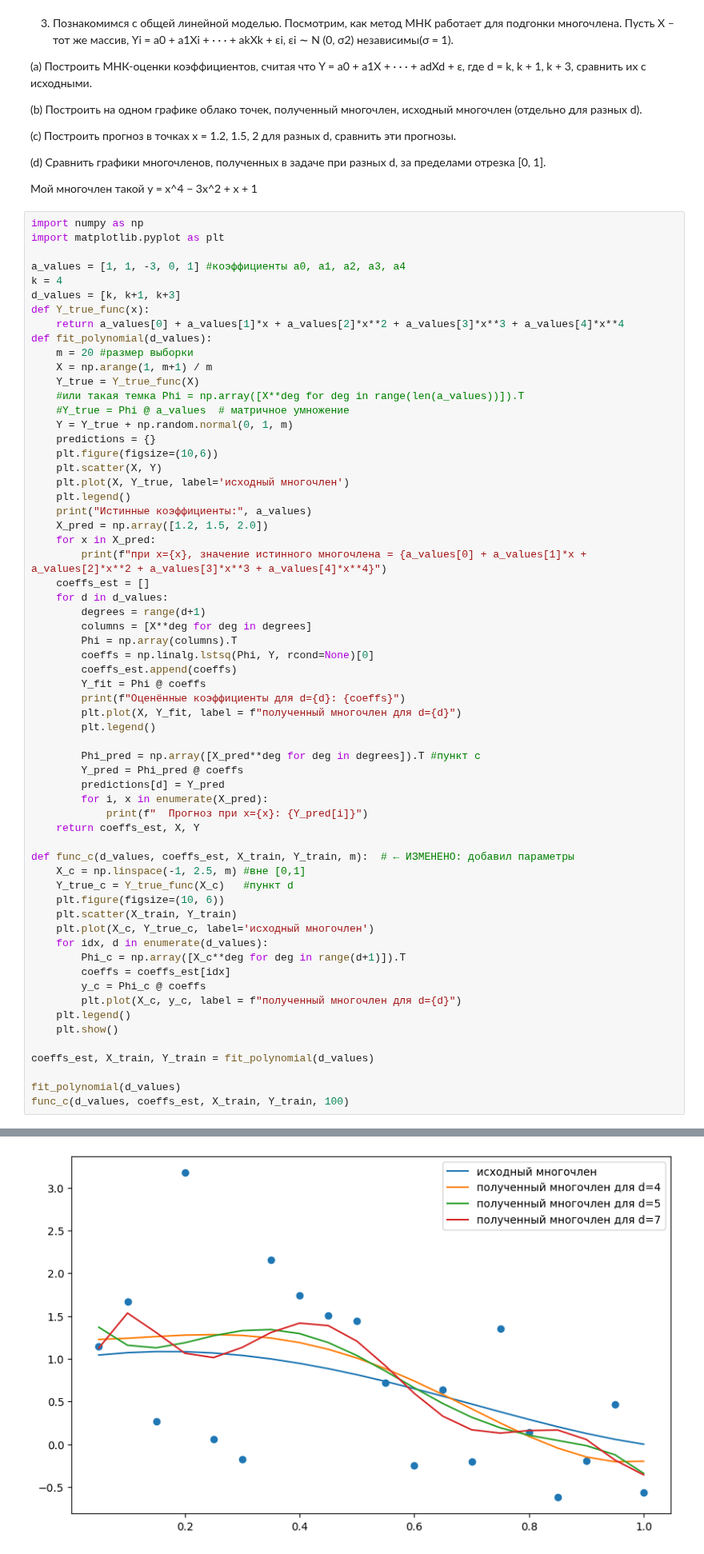
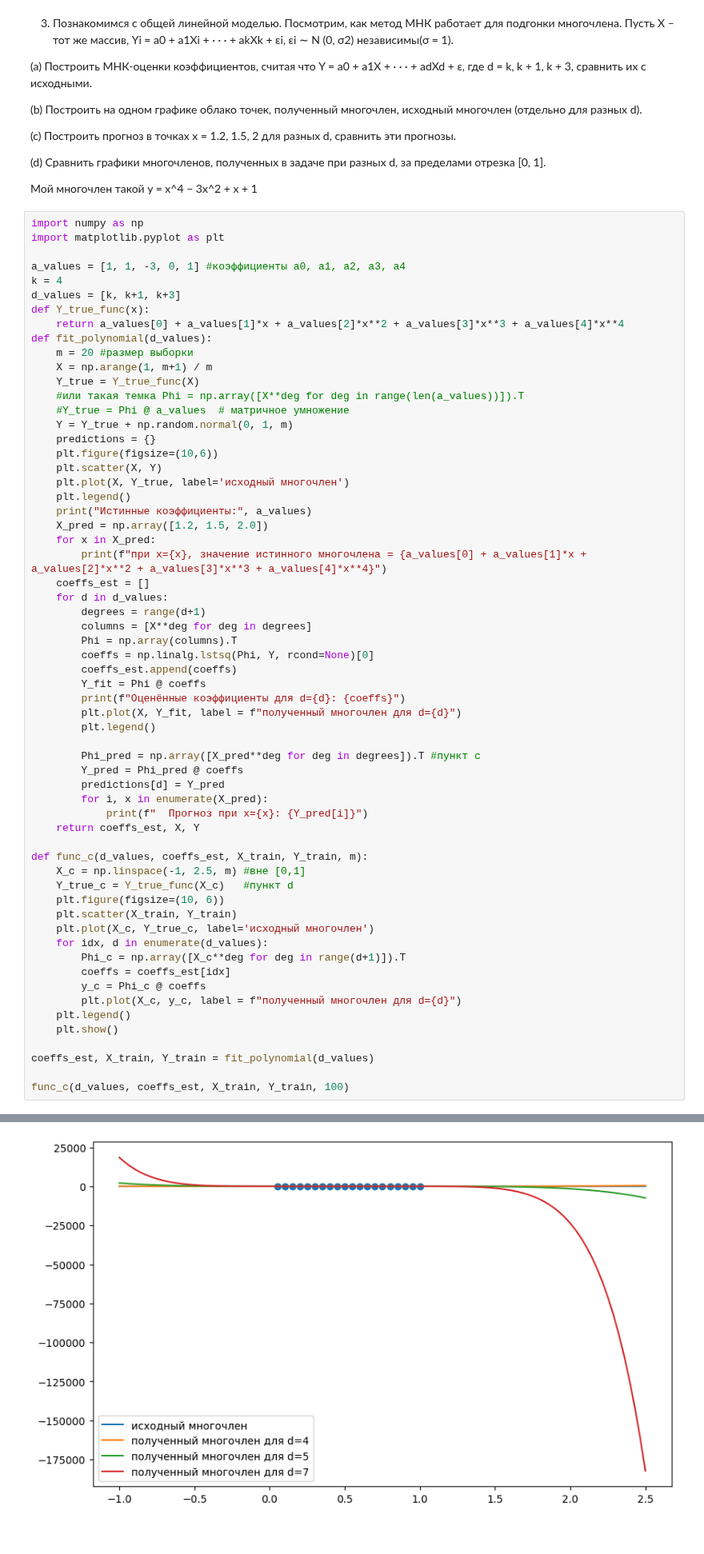
Before and after one commit to atirmargo/Statistics-Lab, a Jupyter notebook: 13th.ipynb, the cells around one changed output, grey strips where cells are left out. Shown at 80% size. Cells and saved outputs as stored; diff of their text form.

```diff
--- a/13th.ipynb
+++ b/13th.ipynb
@@ -204,7 +204,7 @@ def fit_polynomial(d_values):
             print(f"  Прогноз при x={x}: {Y_pred[i]}")
     return coeffs_est, X, Y
 
-def func_с(d_values, coeffs_est, X_train, Y_train, m):  # ← ИЗМЕНЕНО: добавил параметры
+def func_с(d_values, coeffs_est, X_train, Y_train, m):
     X_c = np.linspace(-1, 2.5, m) #вне [0,1]
     Y_true_c = Y_true_func(X_c)   #пункт d
     plt.figure(figsize=(10, 6))
@@ -220,7 +220,6 @@ def func_с(d_values, coeffs_est, X_train, Y_train, m):  # ← ИЗМЕНЕНО:
 
 coeffs_est, X_train, Y_train = fit_polynomial(d_values)
 
-fit_polynomial(d_values)
 func_с(d_values, coeffs_est, X_train, Y_train, 100)
 # %% [output]
 Истинные коэффициенты: [1, 1, -3, 0, 1]
@@ -244 +244 @@ func_с(d_values, coeffs_est, X_train, Y_train, 100)
-[figure, old version]
+[figure, new version]
```
Also changed, not shown: parts of 1 cell of this notebook, 2 other files.
